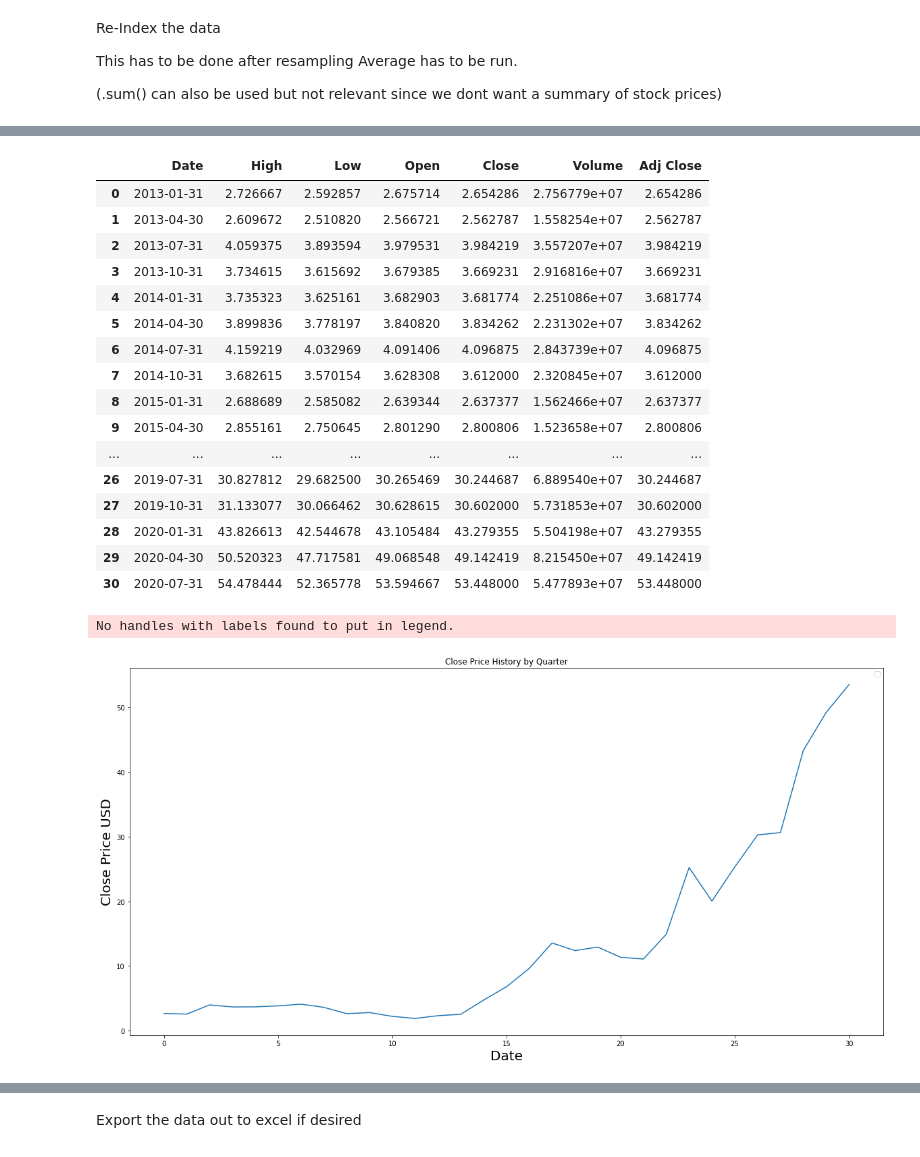
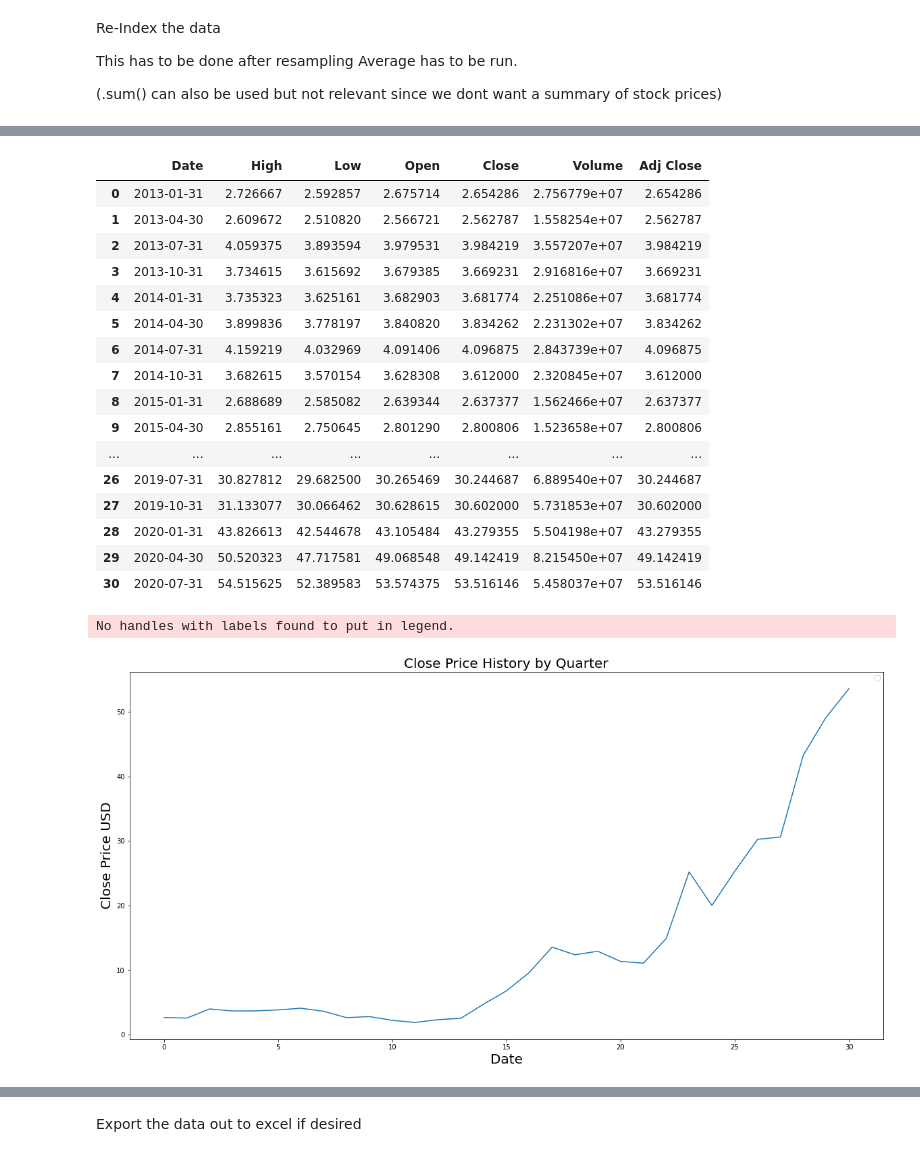
Before and after one commit to ewr2703/Python-and-R-Coding, a Jupyter notebook: Stock Prediction/AMD_Stock_Price_Prediction_FB_Prophet.ipynb, the cells around one changed output, grey strips where cells are left out. Saved outputs shown, nothing was run; the diff lists cells and outputs as text; code cells hidden in the pictures.

```diff
--- a/Stock Prediction/AMD_Stock_Price_Prediction_FB_Prophet.ipynb
+++ b/Stock Prediction/AMD_Stock_Price_Prediction_FB_Prophet.ipynb
@@ -35,7 +35,7 @@ The second method will be to resample the dataset to a Monthly and Yearly data s
 # %%
 # Lets grab the data from Yahoo and store the vairable as amd which is the name of the stock
 # Grab the data for AMD
-amd = web.DataReader('AMD', data_source='yahoo', start = "2013-01-01", end = '2020-07-06')
+amd = web.DataReader('AMD', data_source='yahoo', start = "2013-01-01", end = '2020-07-10')
 
 # From here we can split the methods by storing different variables
 # amd will ocntinue to be our original method to forecast by day
@@ -151,19 +151,19 @@ amd_quarter
 | 27 | 2019-10-31 | 31.133077 | 30.066462 | 30.628615 | 30.602000 | 5.731853e+07 | 30.602000 |
 | 28 | 2020-01-31 | 43.826613 | 42.544678 | 43.105484 | 43.279355 | 5.504198e+07 | 43.279355 |
 | 29 | 2020-04-30 | 50.520323 | 47.717581 | 49.068548 | 49.142419 | 8.215450e+07 | 49.142419 |
-| 30 | 2020-07-31 | 54.478444 | 52.365778 | 53.594667 | 53.448000 | 5.477893e+07 | 53.448000 |
+| 30 | 2020-07-31 | 54.515625 | 52.389583 | 53.574375 | 53.516146 | 5.458037e+07 | 53.516146 |
 # %%
 # Viaulize the price history of AMD stock
 plt.figure(figsize=(20,10))
-plt.title("Close Price History by Quarter")
+plt.title("Close Price History by Quarter", fontsize = 20)
 plt.plot(amd_quarter['Close'])
 plt.xlabel('Date', fontsize=20)
 plt.ylabel('Close Price USD', fontsize = 20)
 plt.legend()
 plt.show()
 # %% [output]
 No handles with labels found to put in legend.
-[figure, old version]
+[figure, new version]
 # %%
 amd_year
 # %% [output]
```
Also changed, not shown: parts of 18 cells of this notebook.
